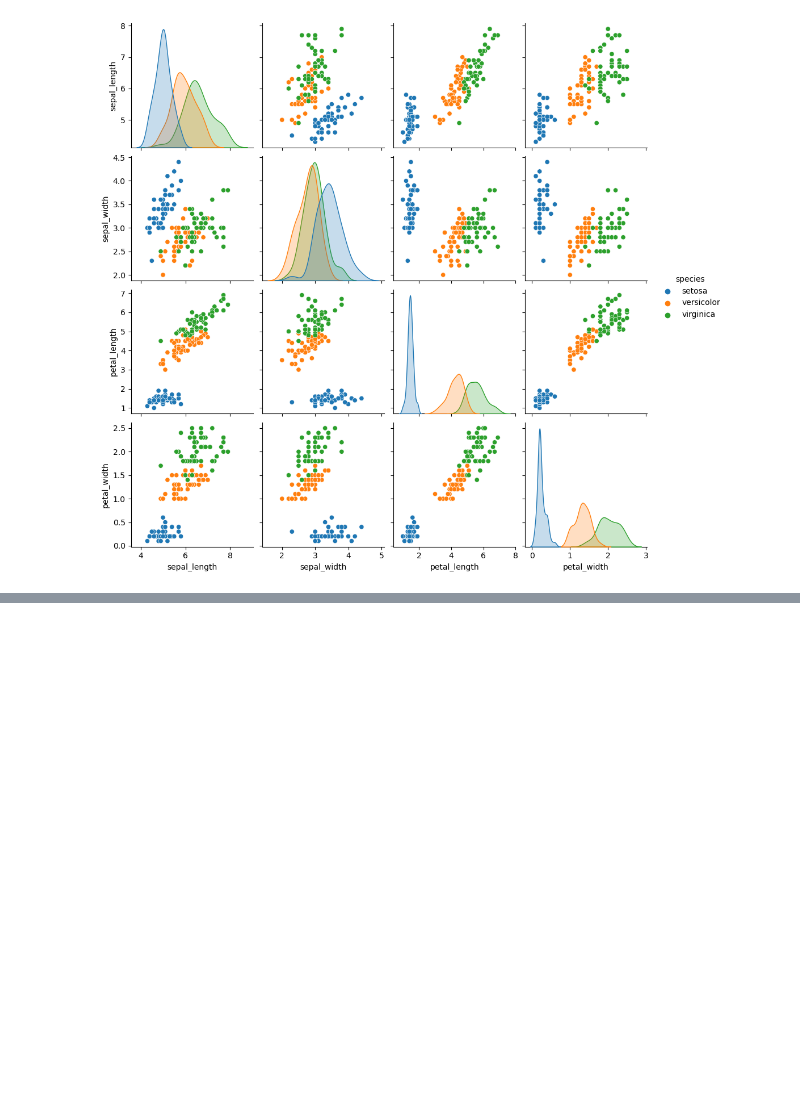
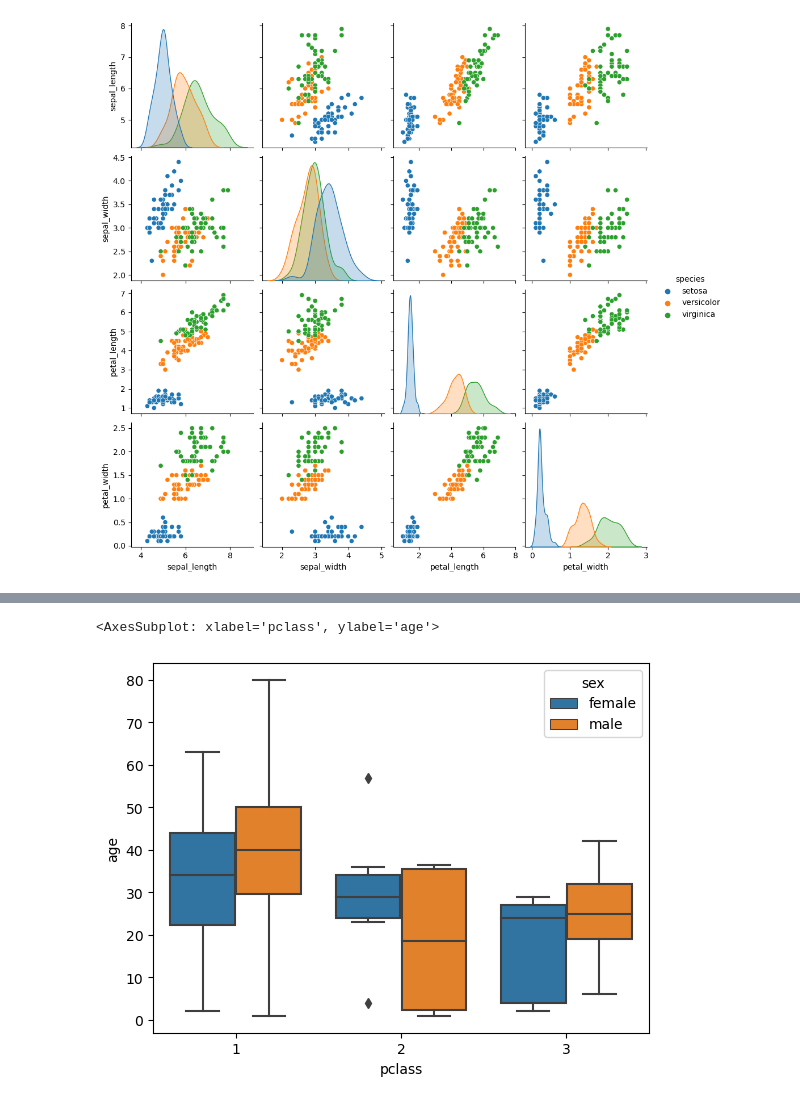
Before and after one commit to 6mtx9/python, a Jupyter notebook: Apprentissage/seaborn.ipynb, the cells around one changed output, grey strips where cells are left out. Cells and saved outputs as stored; diff of their text form; code cells hidden in the pictures; blank space fills up the shorter version.

```diff
--- a/Apprentissage/seaborn.ipynb
+++ b/Apprentissage/seaborn.ipynb
@@ -27,0 +54,5 @@ sns.pairplot(iris,hue='species')
+# %%
+sns.boxplot(x='pclass',y='age',data=titanic,hue='sex')
+# %% [output]
+<AxesSubplot: xlabel='pclass', ylabel='age'>
+[figure, added]
```
Also changed, not shown: parts of 10 cells of this notebook, 1 other file.
